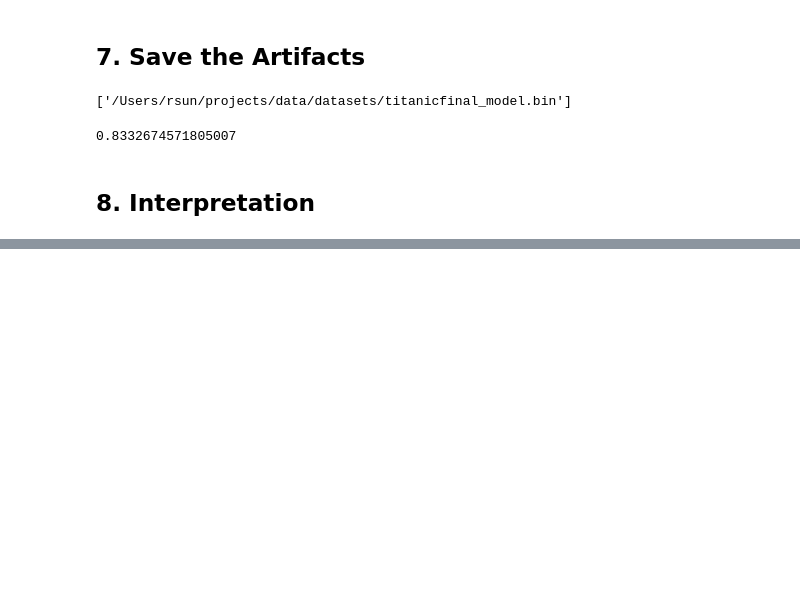
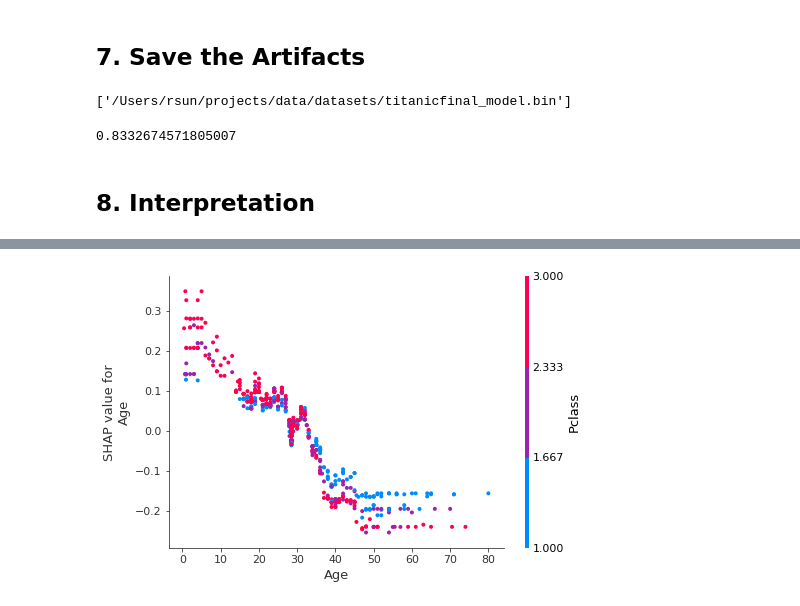
Before and after one commit to raysunau/pyawb, a Jupyter notebook: examples/Binary_Classifier_Notebook.ipynb, the cells around one changed output, grey strips where cells are left out. Cells and saved outputs as stored; diff of their text form; code cells hidden in the pictures; blank space fills up the shorter version.

```diff
--- a/examples/Binary_Classifier_Notebook.ipynb
+++ b/examples/Binary_Classifier_Notebook.ipynb
@@ -695,0 +750,4 @@ import shap
+# %%
+shap.dependence_plot("Age", shap_values, X_train_preprocessed)
+# %% [output]
+[figure, added]
```
Also changed, not shown: parts of 10 cells of this notebook.
